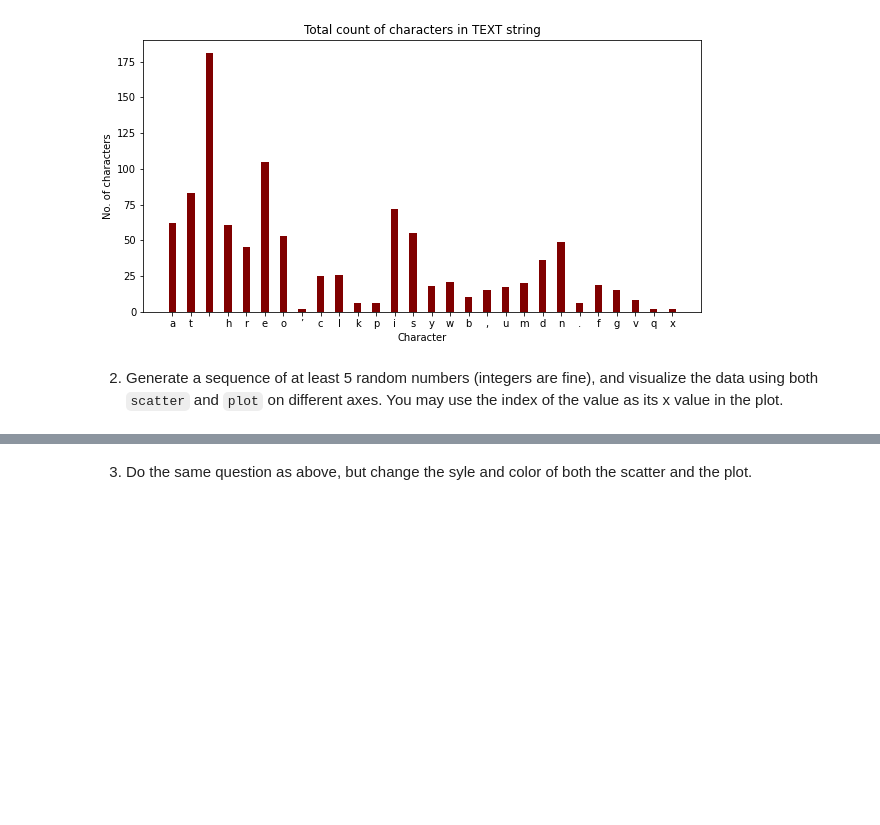
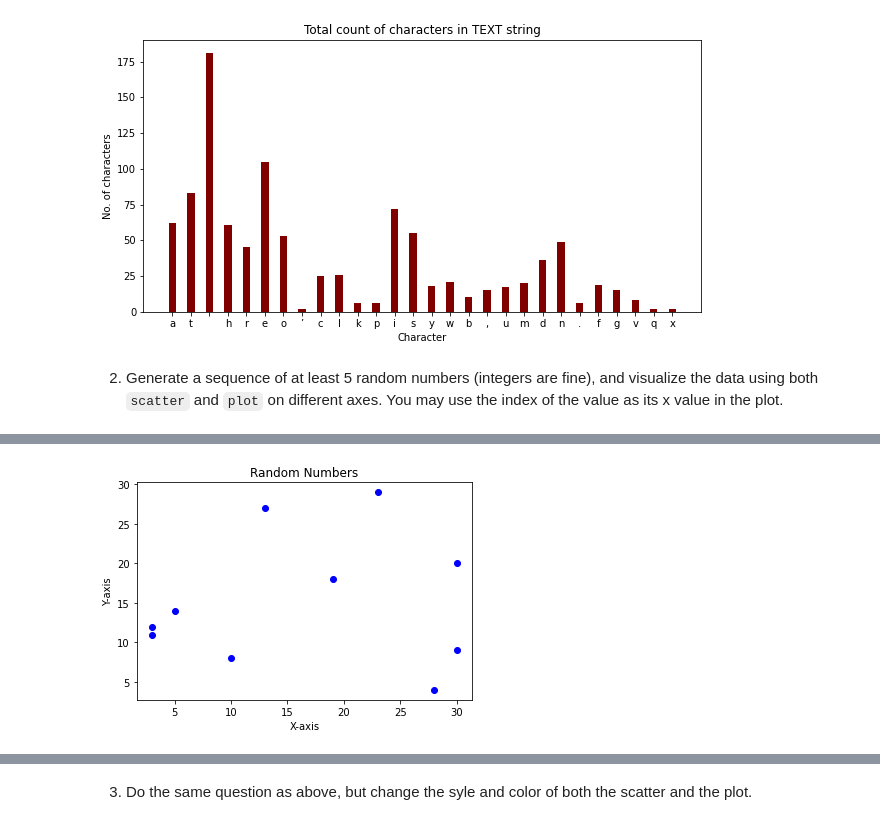
Before and after one commit to IamLimaEchoEcho/pyplot, a Jupyter notebook: pyplot.ipynb, the cells around one changed output, grey strips where cells are left out. Drawn from its saved outputs; the diff is of its cells as text; code cells hidden in the pictures; blank space fills up the shorter version.

```diff
--- a/pyplot.ipynb
+++ b/pyplot.ipynb
@@ -63 +63,15 @@ Y-Axis [3, 8, 8, 19, 5, 23, 13, 12, 10, 10]
+# %%
+#Revised 11/8/2022 - Scatter
+plt.scatter(randomlistx, randomlisty, c ="blue")
+
+
+plt.xlabel("X-axis")
+plt.ylabel("Y-axis")
+
+plt.title("Random Numbers")
+
+# To show the plot
+plt.show()
+# %% [output]
+[figure, added]
 # %%
```
Also changed, not shown: parts of 4 cells of this notebook.
